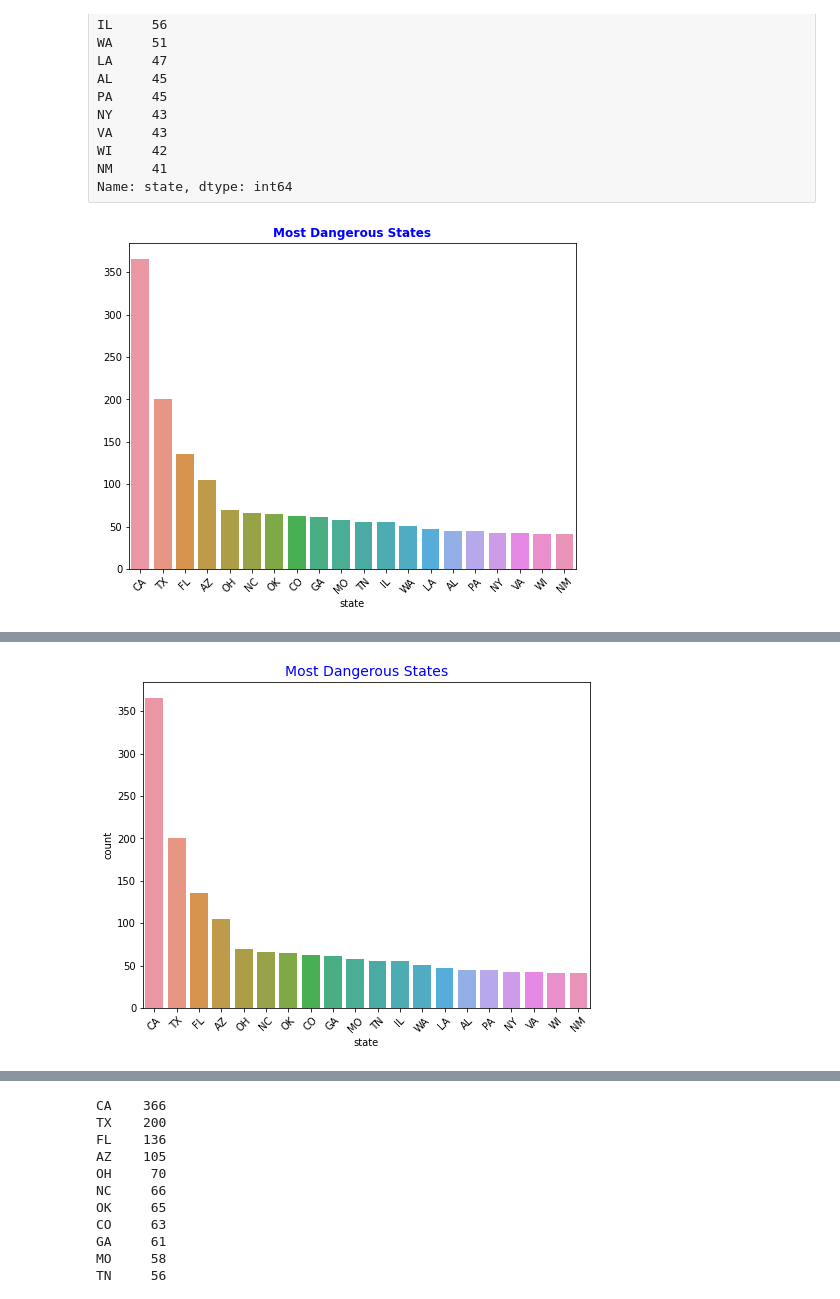
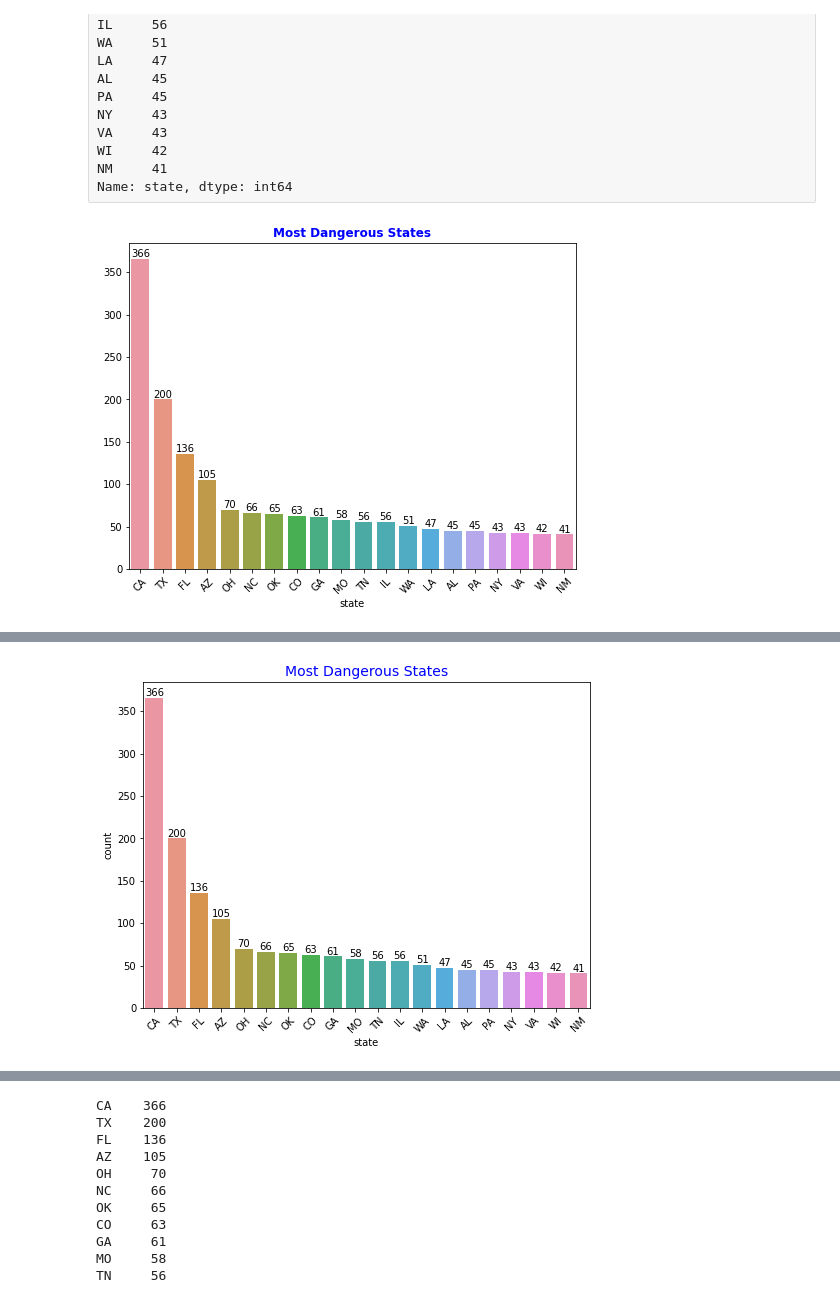
Before and after one commit to abdullahalistunca/DVwPy, a Jupyter notebook: Assignment-2 (PoliceKillingUS-Seaborn)-Student.ipynb, the cells around one changed output, grey strips where cells are left out. Drawn from its saved outputs; the diff is of its cells as text; code cells hidden in the pictures.

```diff
--- a/Assignment-2 (PoliceKillingUS-Seaborn)-Student.ipynb
+++ b/Assignment-2 (PoliceKillingUS-Seaborn)-Student.ipynb
@@ -465,16 +467,17 @@ Name: state, dtype: int64
 # %%
 # With Seaborn Barplot
 
 # YOUR CODE IS HERE
 fig, ax =plt.subplots(figsize=(8,6))
 
 ax = sns.barplot(x=state_dangerous.index, y=state_dangerous.values)
 
 ax.set_title("Most Dangerous States", color="b", fontweight="bold")
 ax.set_xlabel("state")
-ax.set_xticklabels(state_dangerous.index, rotation = 45);
+ax.set_xticklabels(state_dangerous.index, rotation = 45)
+ax.bar_label(ax.containers[0],size=10);
 # %% [output]
-[figure, old version]
+[figure, new version]
 # %% [markdown]
 Desired Output:
 
@@ -490,9 +493,10 @@ ax = sns.countplot(x="state", data=kill, order=state_dangerous.index)
 ax.set_xlabel("state")
 ax.set_xticklabels(state_dangerous.index, rotation = 45)
 ax.set_title("Most Dangerous States", color="b", fontsize=14)
+ax.bar_label(ax.containers[0],size=10)
 plt.show();
 # %% [output]
-[figure, old version]
+[figure, new version]
 # %% [markdown]
 Desired Output:
 
```
Also changed, not shown: parts of 2 cells of this notebook.
